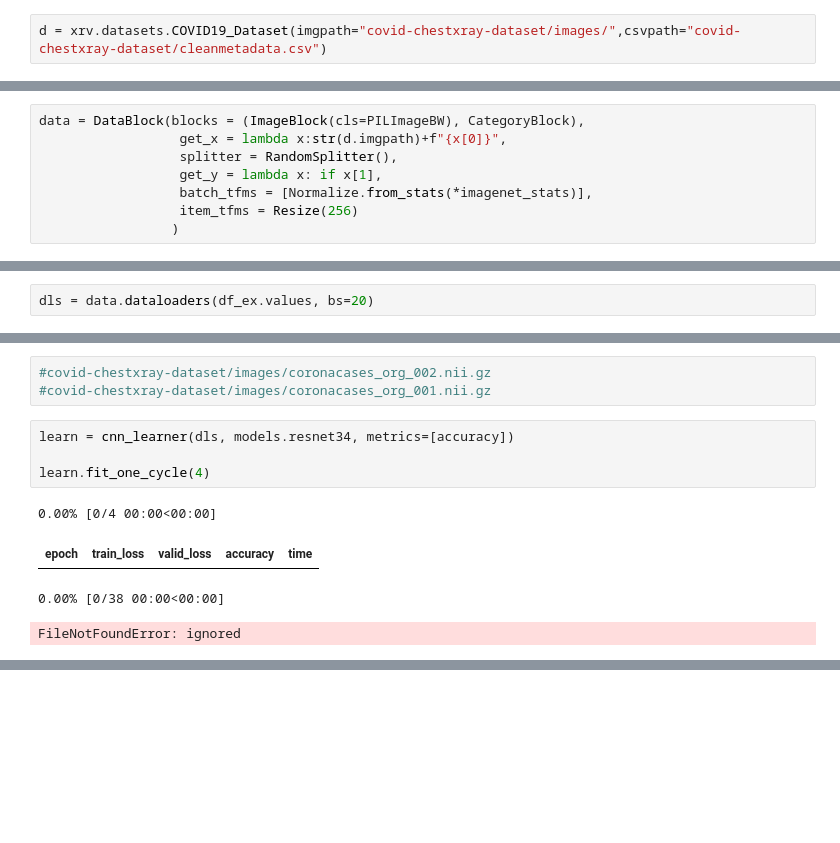
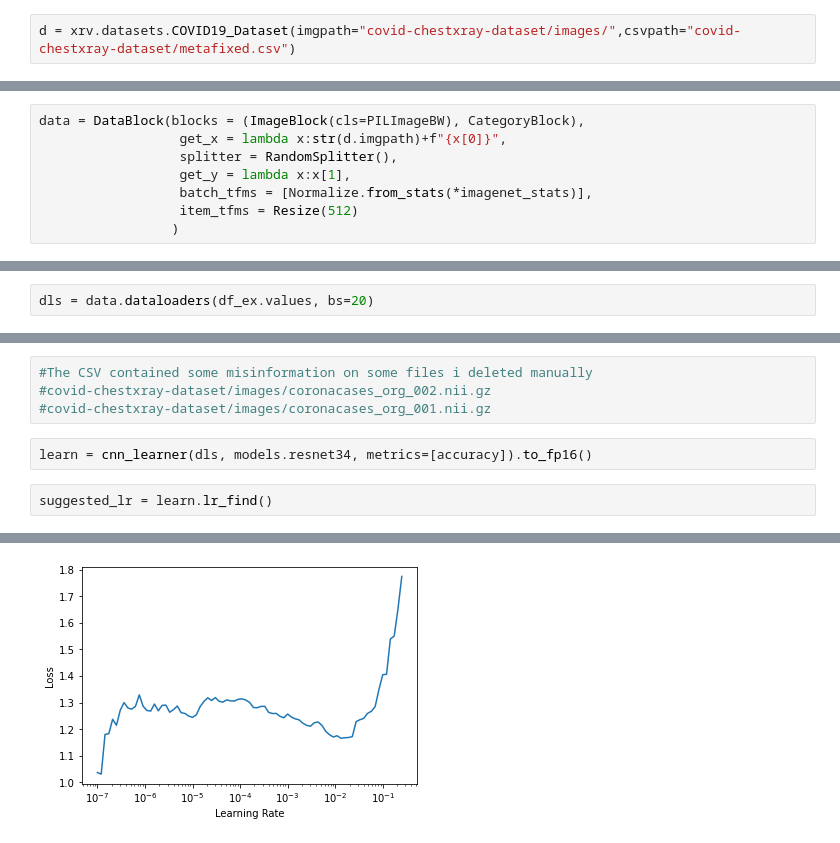
Before and after one commit to OskarMyhreMidboe/DAT255-Chestxray, a Jupyter notebook: DAT255_semesteroppgave.ipynb, the cells around one changed output, grey strips where cells are left out. Drawn from its saved outputs; the diff is of its cells as text; blank space fills up the shorter version.

```diff
--- a/DAT255_semesteroppgave.ipynb
+++ b/DAT255_semesteroppgave.ipynb
@@ -32,2 +19,2 @@ with open(my_file_name, 'r', newline='') as infile, \
 # %%
-d = xrv.datasets.COVID19_Dataset(imgpath="covid-chestxray-dataset/images/",csvpath="covid-chestxray-dataset/cleanmetadata.csv")
+d = xrv.datasets.COVID19_Dataset(imgpath="covid-chestxray-dataset/images/",csvpath="covid-chestxray-dataset/metafixed.csv")
@@ -68,7 +101,7 @@ df_ex.head()
 data = DataBlock(blocks = (ImageBlock(cls=PILImageBW), CategoryBlock),
                   get_x = lambda x:str(d.imgpath)+f"{x[0]}",
                   splitter = RandomSplitter(),
-                  get_y = lambda x: if x[1],
+                  get_y = lambda x:x[1],
                   batch_tfms = [Normalize.from_stats(*imagenet_stats)],
-                  item_tfms = Resize(256)
+                  item_tfms = Resize(512)
                  )
@@ -83,12 +128,9 @@ dls.show_batch()
 # %%
+#The CSV contained some misinformation on some files i deleted manually
 #covid-chestxray-dataset/images/coronacases_org_002.nii.gz
 #covid-chestxray-dataset/images/coronacases_org_001.nii.gz
 # %%
-learn = cnn_learner(dls, models.resnet34, metrics=[accuracy])
-
-learn.fit_one_cycle(4)
+learn = cnn_learner(dls, models.resnet34, metrics=[accuracy]).to_fp16()
-# %% [output]
-0.00% [0/4 00:00<00:00]
-| epoch | train_loss | valid_loss | accuracy | time |
-0.00% [0/38 00:00<00:00]
-FileNotFoundError: ignored
+# %%
+suggested_lr = learn.lr_find()
+# %% [output]
@@ -94,0 +138 @@ FileNotFoundError: ignored
+[figure, added]
```
Also changed, not shown: parts of 44 cells of this notebook.
